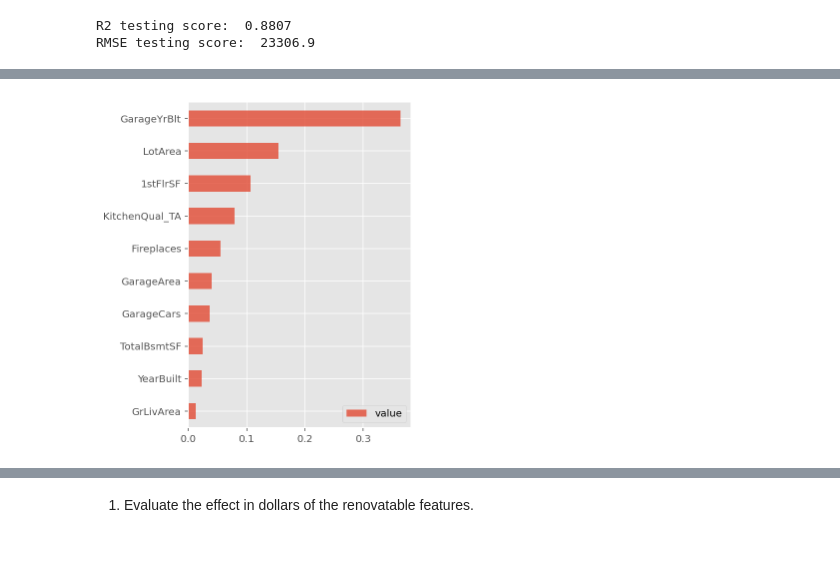
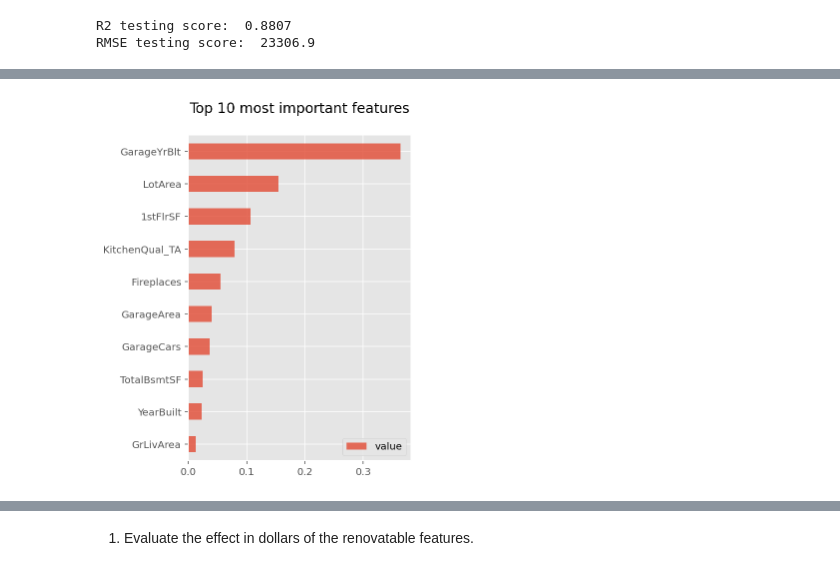
Before and after one commit to androi7/ds-mini-projects, a Jupyter notebook: House-Prices/House_Prices.ipynb, the cells around one changed output, grey strips where cells are left out. Saved outputs shown, nothing was run; the diff lists cells and outputs as text; code cells hidden in the pictures.

```diff
--- a/House-Prices/House_Prices.ipynb
+++ b/House-Prices/House_Prices.ipynb
@@ -526,6 +535,6 @@ plt.show()
 # %%
 def find_boundaries(df, col, distance):
-    """Returns lower and upper outlier boundaries. Use 3 for distance when having extremly skewed data,
+    """Returns lower and upper outlier boundaries. Use 3 for distance when having extremely skewed data,
     else 1.5."""
 
     IQR = df[col].quantile(0.75) - df[col].quantile(0.25)
@@ -537,7 +546,8 @@ def find_boundaries(df, col, distance):
 print(f'total number of houses: {len(house)}')
 lower_price, upper_price = find_boundaries(house, 'SalePrice', 3)
 lower_price = lower_price if lower_price > 0 else 0
-print(f"houses that cost more than ${upper_price}: {len(house[house['SalePrice'] > upper_price])}")
+expensive_houses_nr = len(house[house['SalePrice'] > upper_price])
+print(f"houses that cost more than ${upper_price}: {expensive_houses_nr}")
 print(f"houses that cost less than ${lower_price}: {len(house[house['SalePrice'] < lower_price])}")
 # %% [output]
 total number of houses: 1450
@@ -545,7 +555,7 @@ houses that cost more than $466000.0: 12
 houses that cost less than $0: 0
 # %%
 # most expensive houses above the upper limit of the sale price are removed
-most_expensive_houses = house.sort_values(by='SalePrice', ascending=False)[:12]
+most_expensive_houses = house.sort_values(by='SalePrice', ascending=False)[:expensive_houses_nr]
 house_df = house[~house.index.isin(most_expensive_houses.index)]
 most_expensive_houses[['LotArea', 'GrLivArea', 'SalePrice', 'MSZoning']]
 # %% [output]
@@ -1213,3 +1229,9 @@ print('Cross validated mean R^2 score of gradient boosting regressor model and p
 Cross validated mean R^2 score of gradient boosting regressor model and polynomial features of degree 3: 0.8248
 # %%
 from sklearn.metrics import mean_squared_error
+# %%
+model_lr_lasso = joblib.load('models/lasso_polynomial_2.sav')
+model_lr_lasso.fit(X_train, y_train)
+predictions_lr_lasso = model_lr_lasso.predict(X_test)
+print("R2 testing score: ", round(model_lr_lasso.score(X_test, y_test), 4))
+print("RMSE testing score: ", round(np.sqrt(mean_squared_error(y_test, predictions_lr_lasso)), 1))
@@ -1255,13 +1249,13 @@ df_feat_imp.iloc[:10].sort_values(by='value', ascending=False)
 # %%
 feature_importance = {col: val for col, val in zip(X_train.columns, model.best_estimator_.feature_importances_)}
 feature_importance = sorted(feature_importance.items(), key=lambda x: x[1], reverse=True)
 
 df_feat_imp = pd.DataFrame({'feature': [i[0] for i in feature_importance],
                             'value': [i[1] for i in feature_importance]})
 fig, ax = plt.subplots(figsize=(4,6))
 df_feat_imp.iloc[:10].sort_values(by='value', ascending=True).plot(kind='barh', ax=ax, alpha=0.8)
 ax.set_yticklabels(df_feat_imp.iloc[:10, 0])
-plt.set_title()
+plt.title('Top 10 most important features\n', fontsize=14)
 plt.show()
 # %% [output]
-[figure, old version]
+[figure, new version]
```
Also changed, not shown: parts of 21 cells of this notebook.
